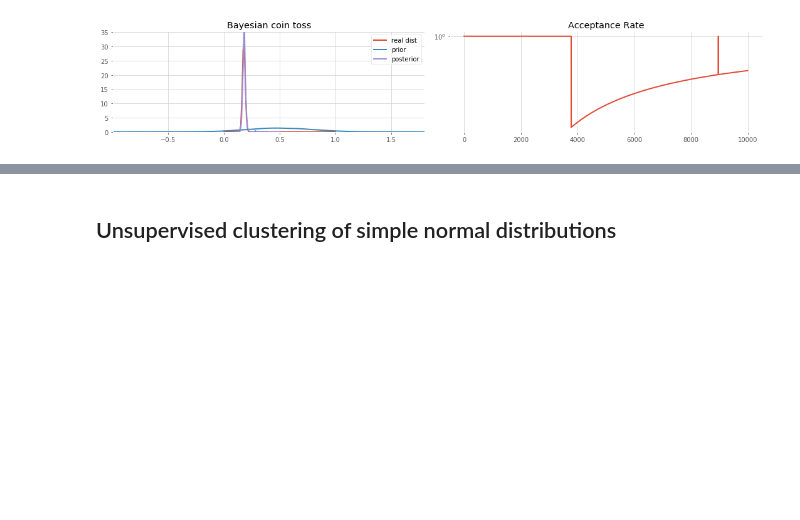
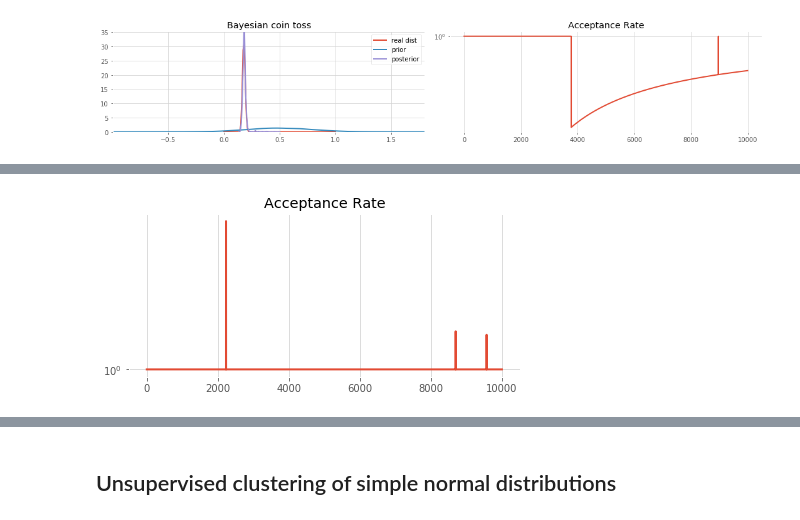
Before and after one commit to TheoLvs/probabilistic-programming, a Jupyter notebook: 1. Experiments/0. Baseyian methods for hackers - notes.ipynb, the cells around one changed output, grey strips where cells are left out. Drawn from its saved outputs; the diff is of its cells as text; code cells hidden in the pictures; blank space fills up the shorter version.

```diff
--- a/1. Experiments/0. Baseyian methods for hackers - notes.ipynb
+++ b/1. Experiments/0. Baseyian methods for hackers - notes.ipynb
@@ -282,0 +309,8 @@ bayesian_coin_toss_mcmc(size = 1000,prior = Normal(loc = 0.5,scale = 0.3))
+# %%
+inference = ed.HMC(latent_vars = {
+                                  n1 : qn1
+#                                   mu1 : qmu1,
+#                                   std1 : qstd1,
+                                 },
+
+                   data={x:x1,y:y1})
@@ -282,0 +319,15 @@ bayesian_coin_toss_mcmc(size = 1000,prior = Normal(loc = 0.5,scale = 0.3))
+# %%
+# RUNNING THE INFERENCE
+sess = ed.get_session()
+init = tf.global_variables_initializer()
+init.run()
+acceptance_rates = []
+for _ in tqdm(range(inference.n_iter)):
+    info_dict = inference.update()
+    acceptance_rates.append(info_dict['accept_rate'])
+plt.figure(figsize = (7,3))
+plt.title("Acceptance Rate")
+plt.semilogy(acceptance_rates)
+plt.show()
+# %% [output]
+[figure, added]
```
Also changed, not shown: parts of 24 cells of this notebook, 1 other file.
